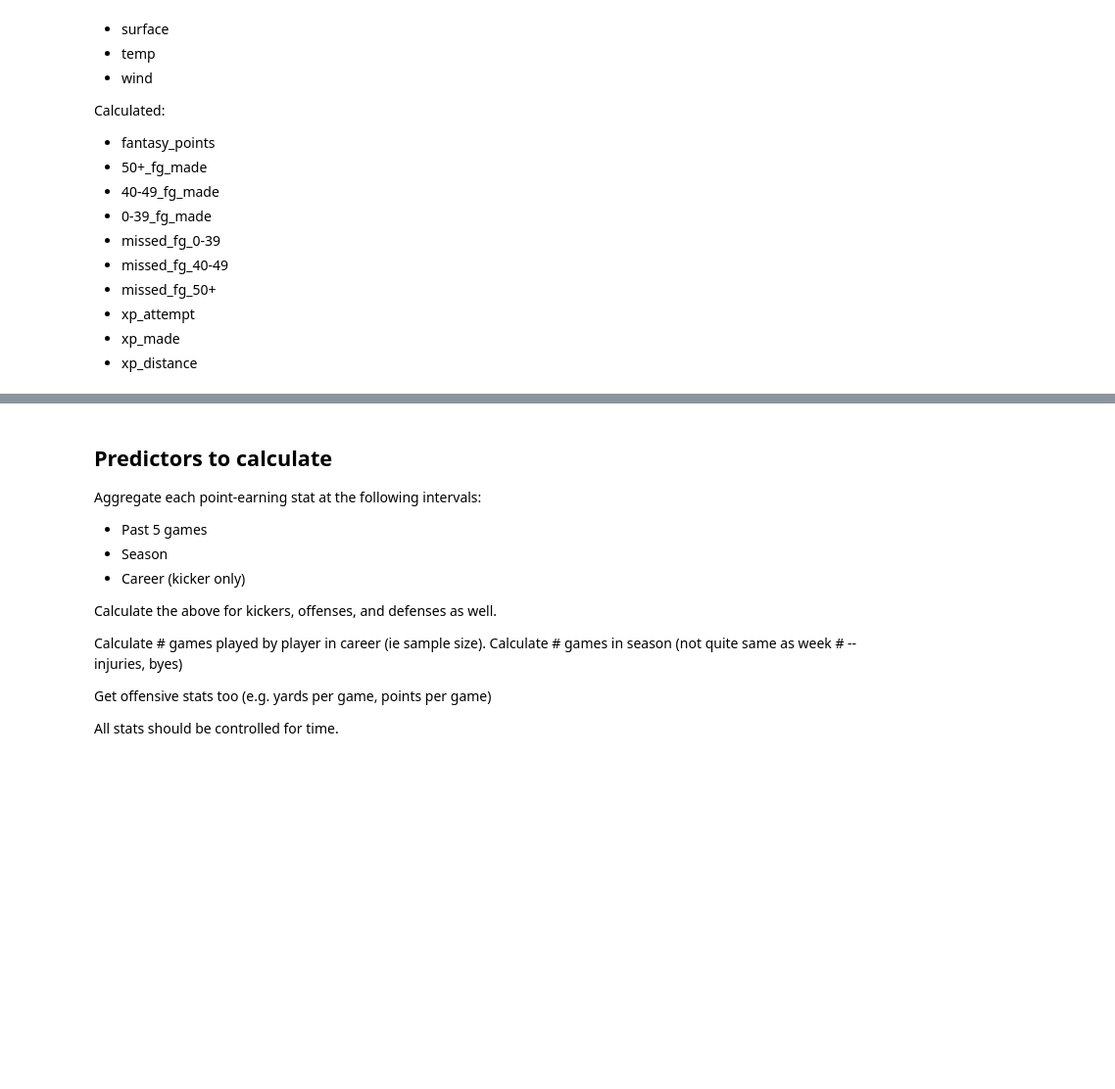
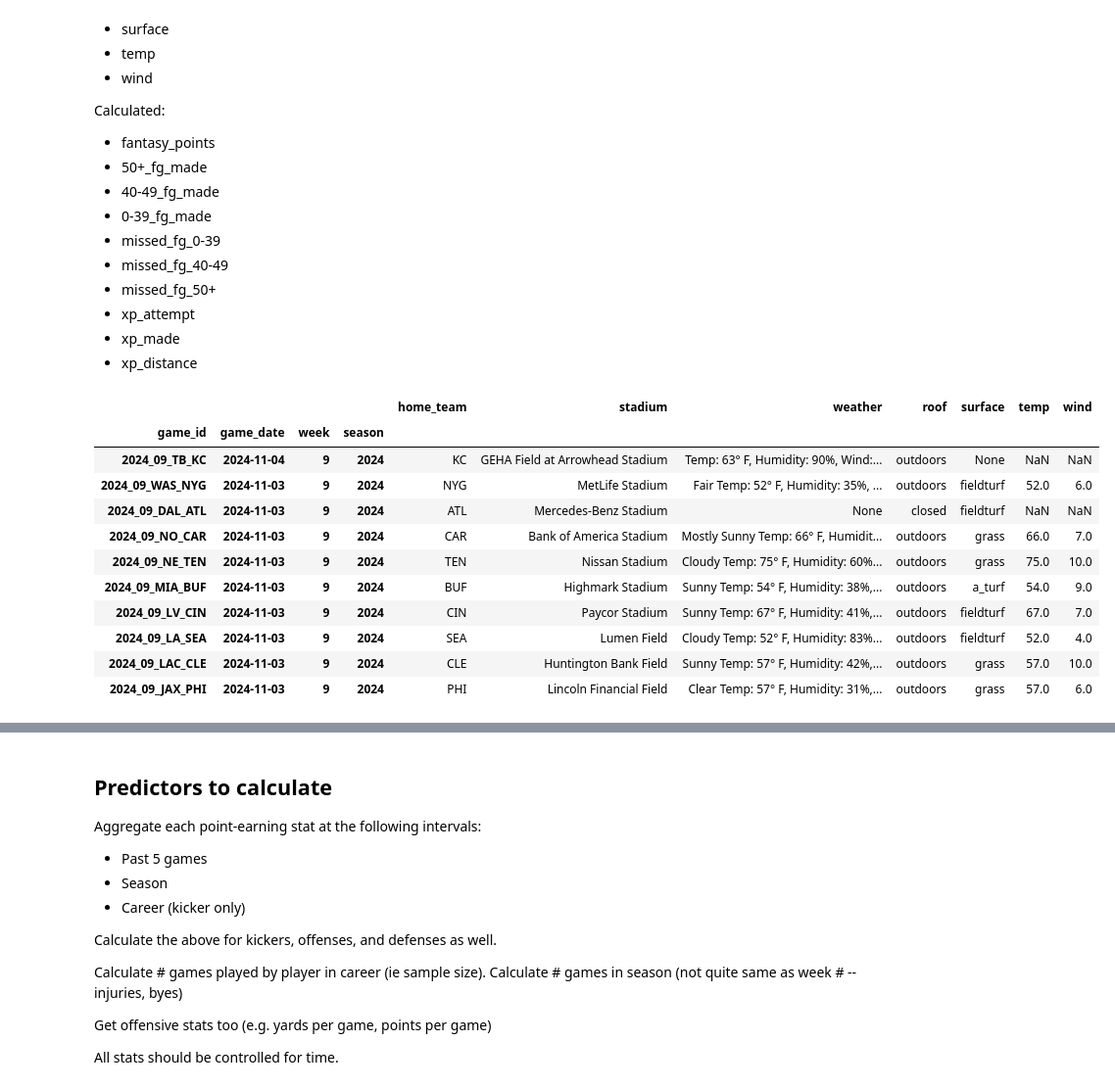
Before and after one commit to cse-6242-t134/nfl-fantasy-prediction-model, a Jupyter notebook: kicker_modeling_v2.ipynb, the cells around one changed output, grey strips where cells are left out. Shown: that part at 98% size. Drawn from its saved outputs; the diff is of its cells as text; code cells hidden in the pictures; blank space fills up the shorter version.

```diff
--- a/kicker_modeling_v2.ipynb
+++ b/kicker_modeling_v2.ipynb
@@ -147,6 +159,32 @@ Calculated:
 - xp_distance
 <!-- - xp_made_15yl
 - xp_made_2yl -->
+# %%
+df_kicker_game_level_stadium = df_kicker_pbp.groupby(['game_id', 'game_date', 'week', 'season']).agg({
+    # Game level
+    'home_team': 'first',
+    'stadium': 'first',
+    'weather': 'first',
+    'roof': 'first',
+    'surface': 'first',
+    'temp': 'first',
+    'wind': 'first',
+})
+# %%
+df_kicker_game_level_stadium.sort_values(by=['game_date'], ascending=False).head(10)
+# %% [output]
+|  |  |  |  | home_team | stadium | weather | roof | surface | temp | wind |
+| game_id | game_date | week | season |  |  |  |  |  |  |  |
+| 2024_09_TB_KC | 2024-11-04 | 9 | 2024 | KC | GEHA Field at Arrowhead Stadium | Temp: 63° F, Humidity: 90%, Wind:... | outdoors | None | NaN | NaN |
+| 2024_09_WAS_NYG | 2024-11-03 | 9 | 2024 | NYG | MetLife Stadium | Fair Temp: 52° F, Humidity: 35%, ... | outdoors | fieldturf | 52.0 | 6.0 |
+| 2024_09_DAL_ATL | 2024-11-03 | 9 | 2024 | ATL | Mercedes-Benz Stadium | None | closed | fieldturf | NaN | NaN |
+| 2024_09_NO_CAR | 2024-11-03 | 9 | 2024 | CAR | Bank of America Stadium | Mostly Sunny Temp: 66° F, Humidit... | outdoors | grass | 66.0 | 7.0 |
+| 2024_09_NE_TEN | 2024-11-03 | 9 | 2024 | TEN | Nissan Stadium | Cloudy Temp: 75° F, Humidity: 60%... | outdoors | grass | 75.0 | 10.0 |
+| 2024_09_MIA_BUF | 2024-11-03 | 9 | 2024 | BUF | Highmark Stadium | Sunny Temp: 54° F, Humidity: 38%,... | outdoors | a_turf | 54.0 | 9.0 |
+| 2024_09_LV_CIN | 2024-11-03 | 9 | 2024 | CIN | Paycor Stadium | Sunny Temp: 67° F, Humidity: 41%,... | outdoors | fieldturf | 67.0 | 7.0 |
+| 2024_09_LA_SEA | 2024-11-03 | 9 | 2024 | SEA | Lumen Field | Cloudy Temp: 52° F, Humidity: 83%... | outdoors | fieldturf | 52.0 | 4.0 |
+| 2024_09_LAC_CLE | 2024-11-03 | 9 | 2024 | CLE | Huntington Bank Field | Sunny Temp: 57° F, Humidity: 42%,... | outdoors | grass | 57.0 | 10.0 |
+| 2024_09_JAX_PHI | 2024-11-03 | 9 | 2024 | PHI | Lincoln Financial Field | Clear Temp: 57° F, Humidity: 31%,... | outdoors | grass | 57.0 | 6.0 |
 # %%
 df_kicker_game_level = df_kicker_pbp.groupby(['game_id', 'game_date', 'week', 'season', 'posteam', 'defteam', 'kicker_player_name', 'kicker_player_id']).agg({
     # Game level
```
Also changed, not shown: parts of 16 cells of this notebook.
